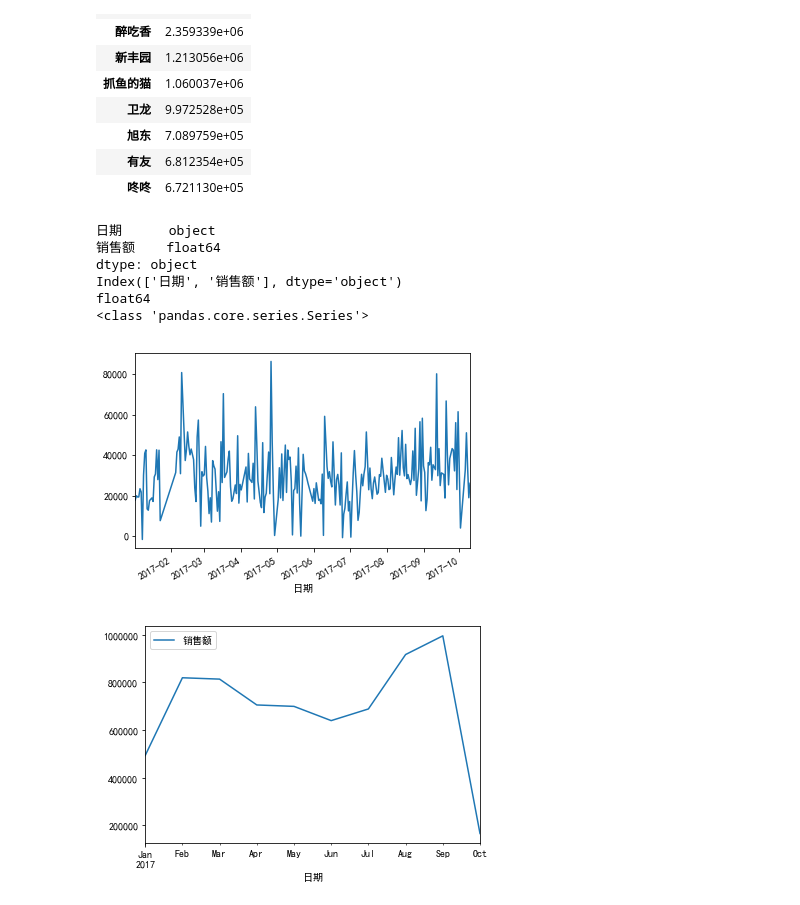
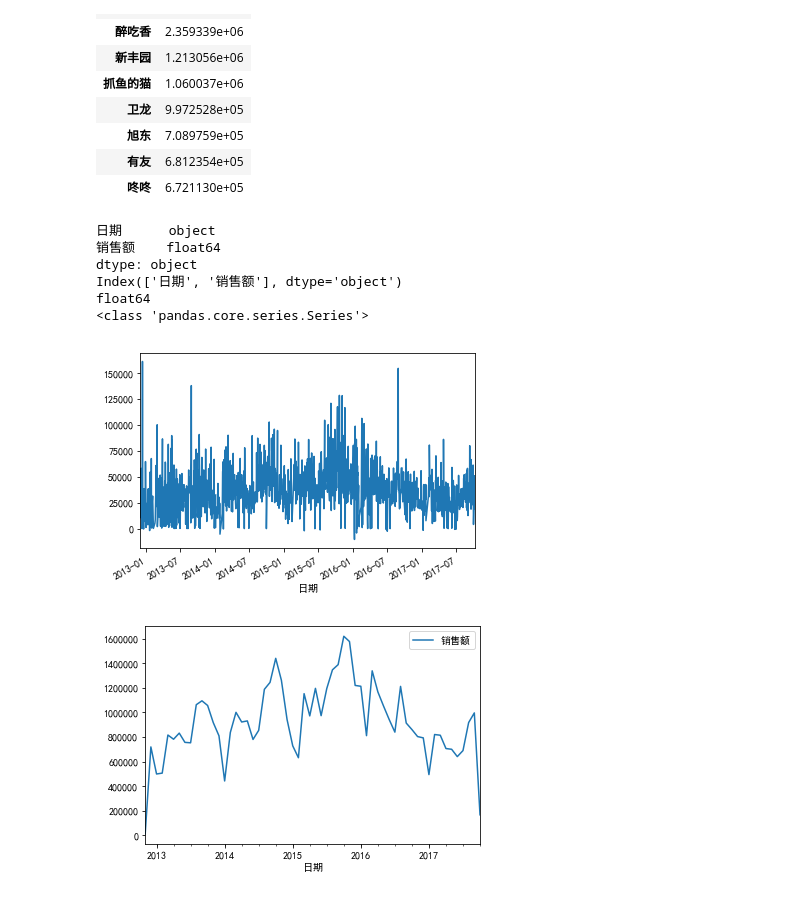
Before and after one commit to heart5/everwork, a Jupyter notebook: chuliyuanshuju.ipynb, the cells around one changed output. Saved outputs shown, nothing was run; the diff lists cells and outputs as text; code cells hidden in the pictures.

```diff
--- a/chuliyuanshuju.ipynb
+++ b/chuliyuanshuju.ipynb
@@ -146,36 +145,36 @@ from imp4nb import *
 # plot中显示中文
 mpl.rcParams['font.sans-serif'] = ['SimHei']
 mpl.rcParams['axes.unicode_minus'] = False
 
 conn = lite.connect('data\\quandan.db')
 cursor = conn.cursor()
 # df = pd.read_sql('select max(日期) as 日期 from xiaoshoumingxi',conn)
 # print(df)
 df = pd.read_sql('select 日期,sum(金额) as 销售额 from xiaoshoumingxi group by 日期', conn)
-df = df[df.日期 > '2017-01-01']
+# df = df[df.日期 > '2017-01-01']
 df.index = pd.to_datetime(df['日期'])
 print(df.dtypes)
 print(df.columns)
 ds = df['销售额']
 print(ds.dtypes)
 print(type(ds))
 # print(ds)
 ds.plot()
 df = df.resample('M').sum()
 df.plot()
 plt.show()
 plt.close()
 
 conn.close()
 # %% [output]
 日期      object
 销售额    float64
 dtype: object
 Index(['日期', '销售额'], dtype='object')
 float64
 <class 'pandas.core.series.Series'>
-[figure, old version]
+[figure, new version]
-[figure, old version]
+[figure, new version]
 # %%
 # 叁拾叁区、叁拾肆区，随机200家客户
 import pandas as pd, sqlite3 as lite, matplotlib.pyplot as plt, numpy as np,calendar
```
Also changed, not shown: parts of 2 cells of this notebook.
